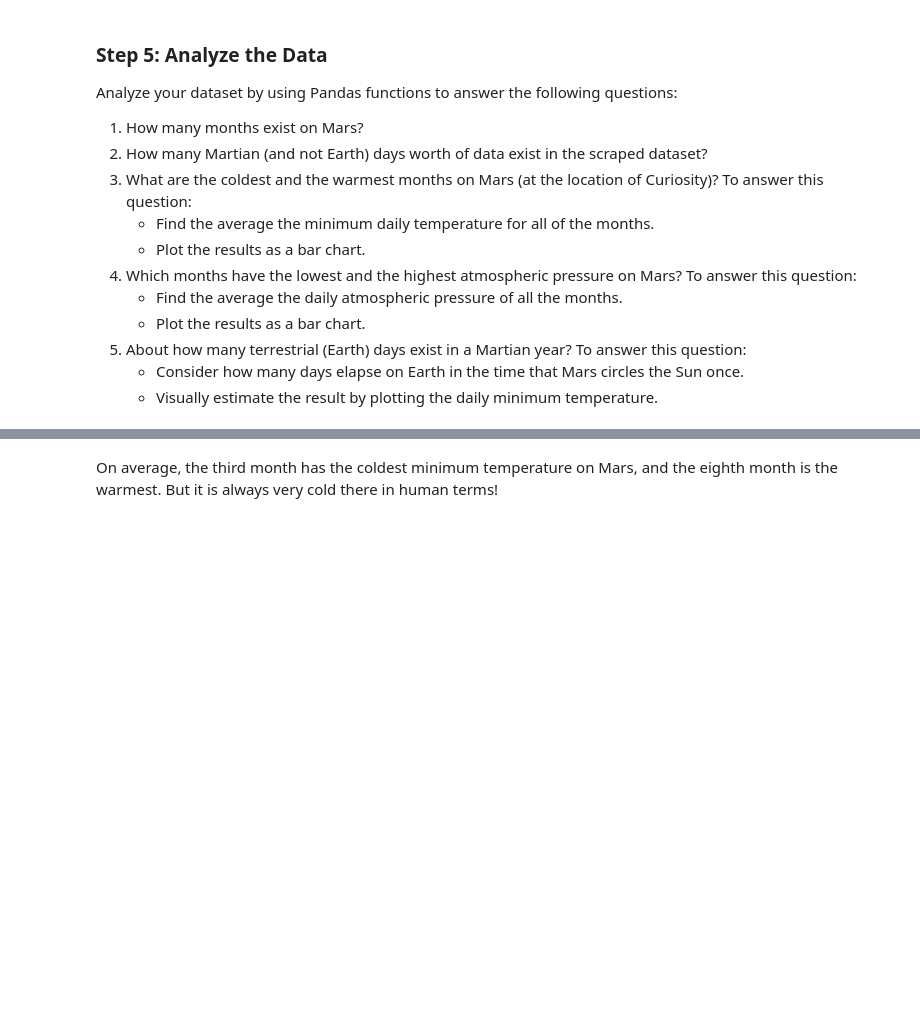
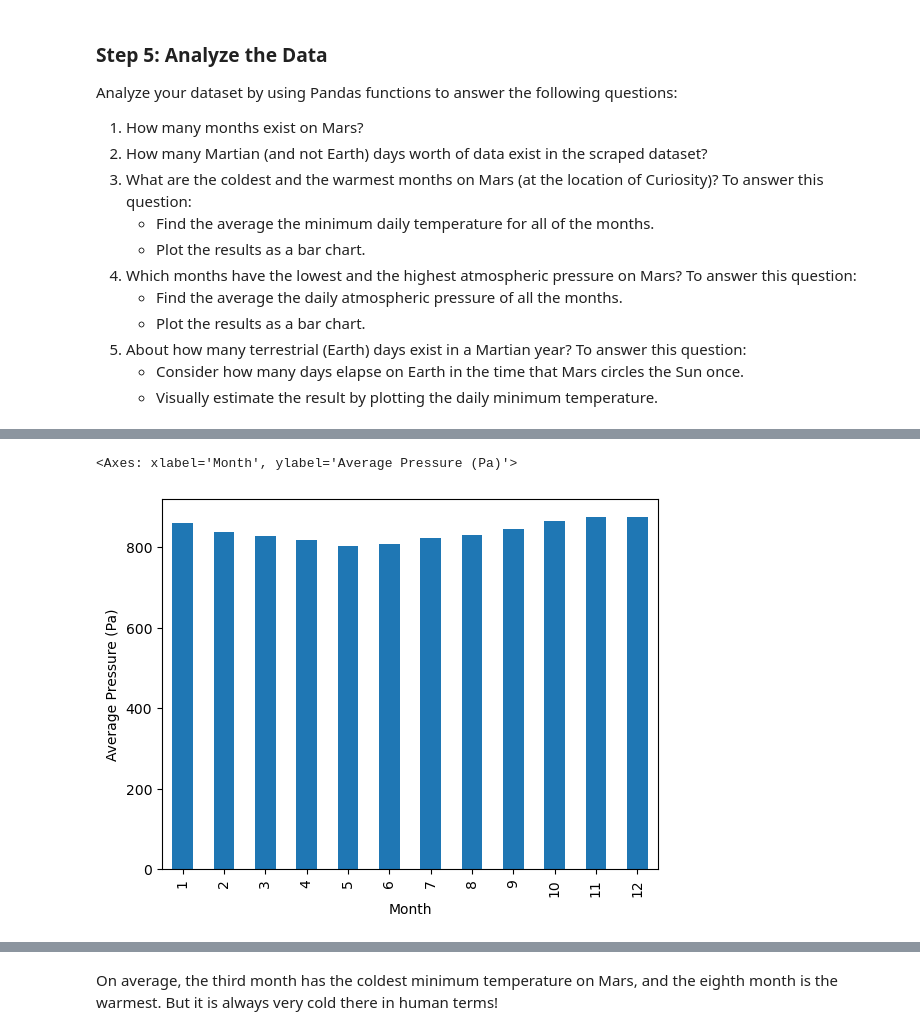
Before and after one commit to Ali-7866/Module-11-Homework, a Jupyter notebook: Starter_Code/part_2_mars_weather.ipynb, the cells around one changed output, grey strips where cells are left out. Saved outputs shown, nothing was run; the diff lists cells and outputs as text; code cells hidden in the pictures; blank space fills up the shorter version.

```diff
--- a/Starter_Code/part_2_mars_weather.ipynb
+++ b/Starter_Code/part_2_mars_weather.ipynb
@@ -311,0 +238,6 @@ print("There are approximately", martian_year_in_earth_days, "terrestrial days i
+# %%
+# Plot the average pressure by month
+df.groupby(df['terrestrial_date'].dt.month)['pressure'].mean().plot(kind='bar', xlabel='Month', ylabel='Average Pressure (Pa)')
+# %% [output]
+<Axes: xlabel='Month', ylabel='Average Pressure (Pa)'>
+[figure, added]
```
Also changed, not shown: parts of 30 cells of this notebook.
